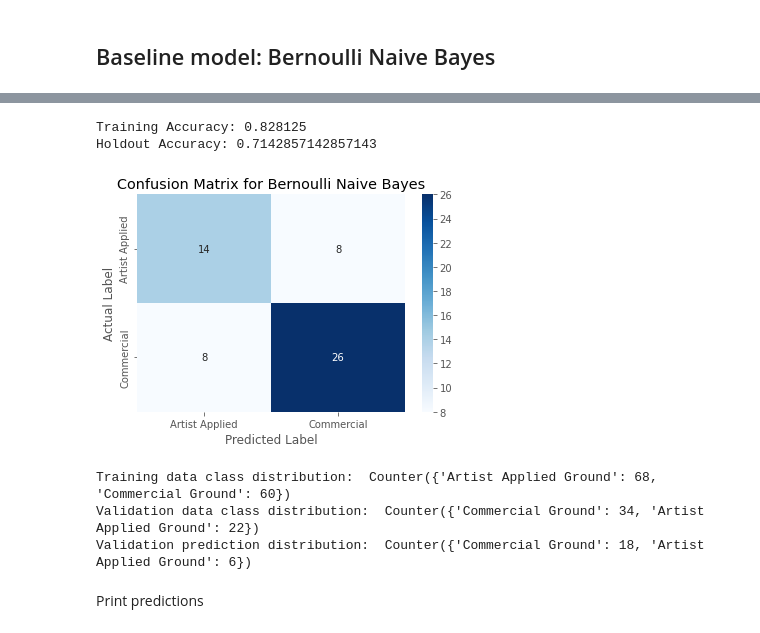
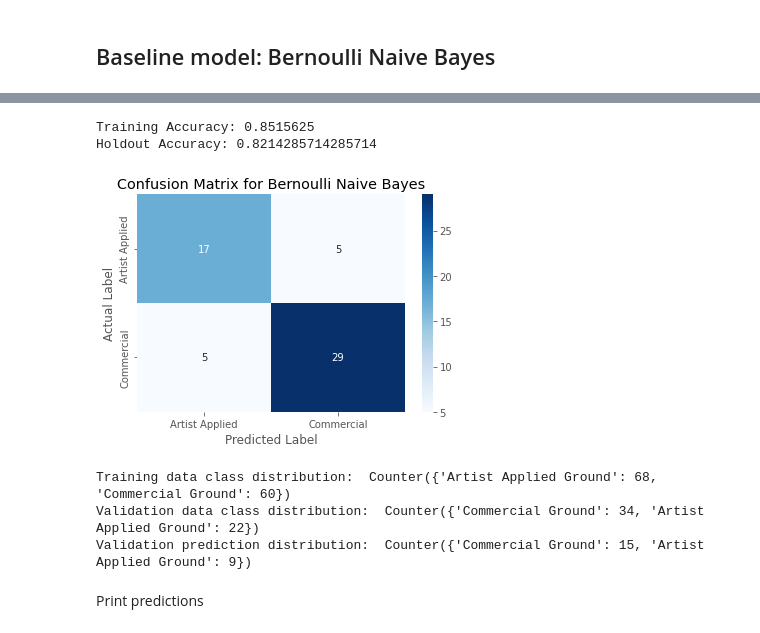
Before and after one commit to DS-Project-Group-7/Data-Science-Project, a Jupyter notebook: predictive_modeling/missing_value_prediction.ipynb, the cells around one changed output, grey strips where cells are left out. Drawn from its saved outputs; the diff is of its cells as text; code cells hidden in the pictures.

```diff
--- a/predictive_modeling/missing_value_prediction.ipynb
+++ b/predictive_modeling/missing_value_prediction.ipynb
@@ -97,11 +101,25 @@ MIData.columns = MIData.columns.astype(str)
 
 MIDataCateg = MIData.select_dtypes( exclude=["float64", "object"]) # Selecting only categorical data
 #MIDataCateg = MIData.select_dtypes( include=["object"])
+#print(MIDataCateg.columns)
 MIDataCateg = MIDataCateg.dropna()
 
-miApp = mutual_info_classif(MIDataCateg, MIDataCateg["Artist Applied Ground"])
-miLim = mutual_info_classif(MIDataCateg, MIDataCateg["To Face Edge"])
-miThic = mutual_info_classif(MIDataCateg, MIDataCateg["Thinly Applied"])
+miApp=pd.Series()
+miLim=pd.Series()
+miThic=pd.Series()
+
+for feature in MIDataCateg.columns:
+    scoreApp = mutual_info_score(MIDataCateg["Artist Applied Ground"], MIDataCateg[feature])
+    scoreLim = mutual_info_score(MIDataCateg["To Face Edge"], MIDataCateg[feature])
+    scoreThic = mutual_info_score(MIDataCateg["Thinly Applied"], MIDataCateg[feature])
+
+    miApp[feature]= scoreApp
+    miLim[feature]= scoreLim
+    miThic[feature]= scoreThic
+
+#miApp = mutual_info_classif(MIDataCateg, MIDataCateg["Artist Applied Ground"])
+#miLim = mutual_info_classif(MIDataCateg, MIDataCateg["To Face Edge"])
+#miThic = mutual_info_classif(MIDataCateg, MIDataCateg["Thinly Applied"])
 # %% [markdown]
 The thickness of the ground layer and the limit of its application seem to have a correlation with the fact that the layer was applied by the artist or not. We will use these features and the others shown in the
 # %% [markdown]
@@ -174,6 +181,4 @@ X_test.shape
 ## Second splitting of the data
 # %%
 #Excluding the possible values for Gorund_layer_application
-miApp = pd.Series(miApp)
-miApp.index = MIDataCateg.columns
 miApp = miApp.drop(labels=['Artist Applied Ground', 'Commercial Ground', 'Unspecifiedapplication', 'Unsure'])
@@ -182,7 +185,7 @@ ValueError: Length mismatch: Expected axis has 216 elements, new values have 220
 # %%
 indexApp = miApp.sort_values(ascending=False)[0:20].index
 
-datagApp = MIData[indexApp].join(dataset['ground_layer_application'])
+datagApp = MIDataCateg[indexApp].join(dataset['ground_layer_application'])
 
 Xbis = datagApp[(datagApp['ground_layer_application'] != 'Unspecified') & (datagApp['ground_layer_application'] != 'Unsure')]
 testbis = datagApp[(datagApp['ground_layer_application'] == 'Unspecified') | (datagApp['ground_layer_application'] == 'Unsure')]
@@ -234,17 +231,17 @@ Holdout Accuracy: 0.7321428571428571
 # %%
-predbis = NB_analysis(Xb_train, yb_train, Xb_valid, yb_valid, Xb_test)
+pred = NB_analysis(Xb_train, yb_train, Xb_valid, yb_valid, Xb_test)
 # %% [output]
-Training Accuracy: 0.828125
-Holdout Accuracy: 0.7142857142857143
+Training Accuracy: 0.8515625
+Holdout Accuracy: 0.8214285714285714
-[figure, old version]
+[figure, new version]
 # %%
-print("Training data class distribution: ", Counter(y_train))
-print("Validation data class distribution: ", Counter(y_valid))
+print("Training data class distribution: ", Counter(yb_train))
+print("Validation data class distribution: ", Counter(yb_valid))
 print("Validation prediction distribution: ", Counter(pred))
 # %% [output]
 Training data class distribution:  Counter({'Artist Applied Ground': 68, 'Commercial Ground': 60})
 Validation data class distribution:  Counter({'Commercial Ground': 34, 'Artist Applied Ground': 22})
-Validation prediction distribution:  Counter({'Commercial Ground': 18, 'Artist Applied Ground': 6})
+Validation prediction distribution:  Counter({'Commercial Ground': 15, 'Artist Applied Ground': 9})
 # %% [markdown]
 Print predictions
 # %%
```
Also changed, not shown: parts of 42 cells of this notebook, 1 other file.
